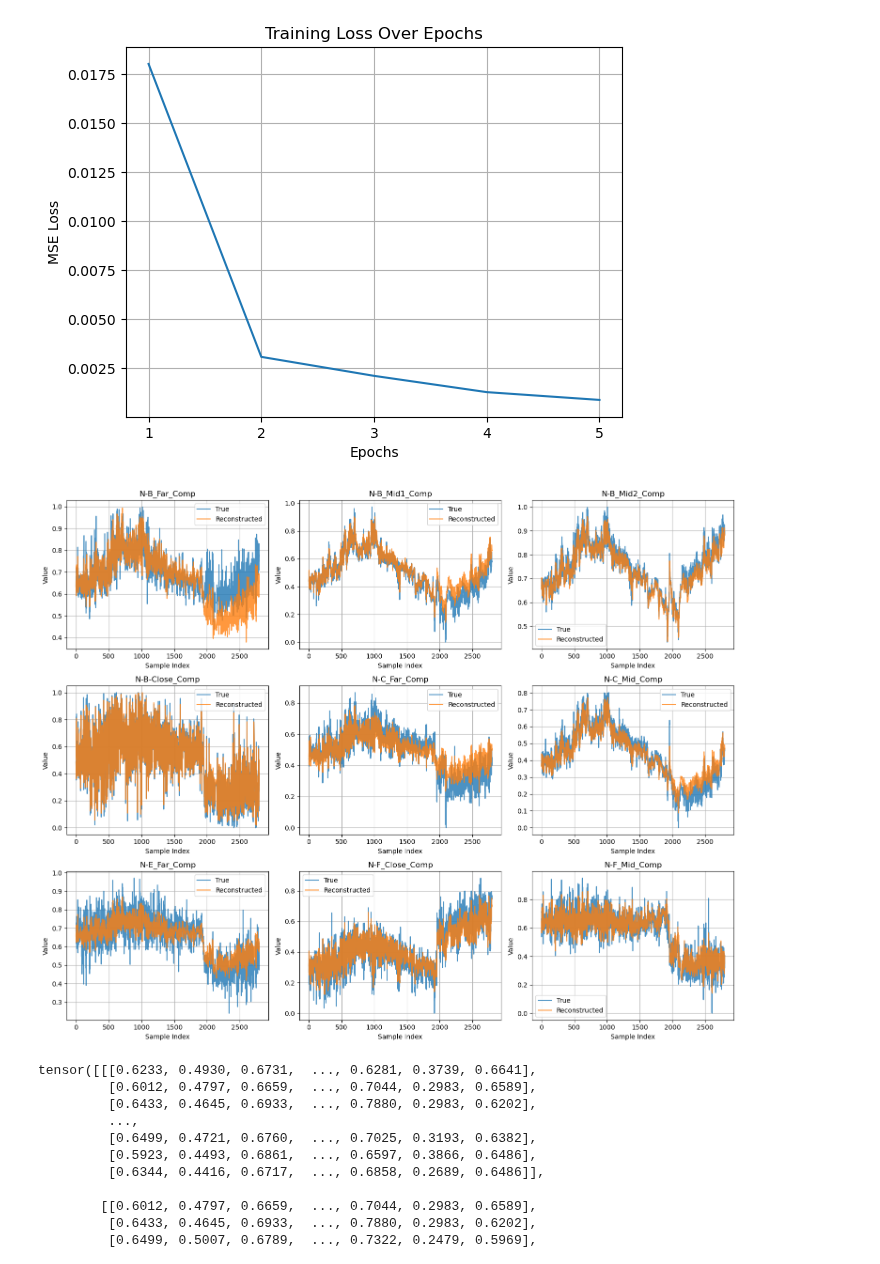
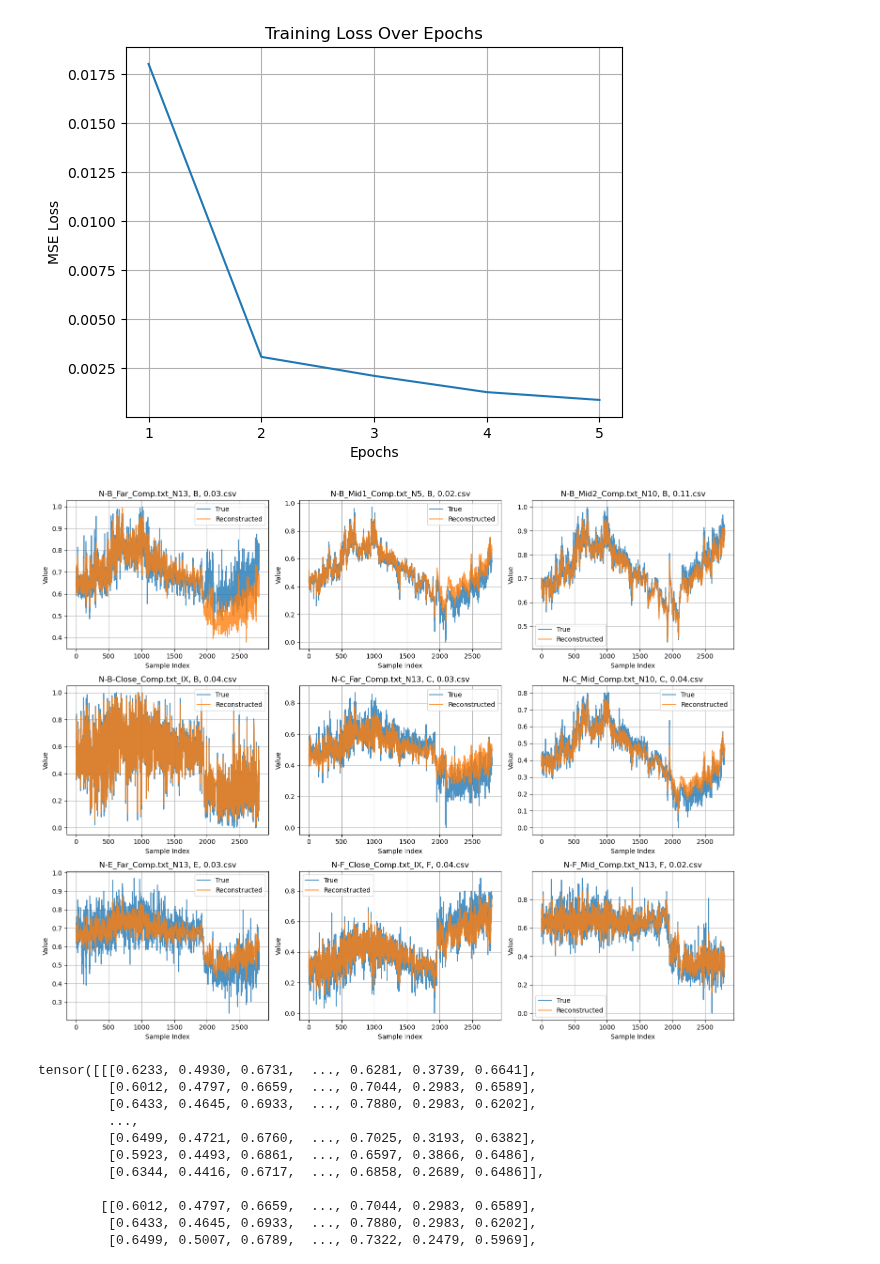
Before and after one commit to viktorkjellsson/Exjobb, a Jupyter notebook: notebooks/training.ipynb, the cells around one changed output. Drawn from its saved outputs; the diff is of its cells as text; code cells hidden in the pictures.

```diff
--- a/notebooks/training.ipynb
+++ b/notebooks/training.ipynb
@@ -52,11 +52,11 @@ utils.plot_epochs_loss(num_epochs, losses)
 # %%
 N = len(data.test_data)
 
-feature_names = ['N-B_Far_Comp', 'N-B_Mid1_Comp', 'N-B_Mid2_Comp', 'N-B-Close_Comp', 'N-C_Far_Comp', 'N-C_Mid_Comp', 'N-E_Far_Comp', 'N-F_Close_Comp', 'N-F_Mid_Comp']
+feature_names = group
 
 utils.plot_reconstruction(data.test_data, model, N, feature_names)
 # %% [output]
-[figure, old version]
+[figure, new version]
 # %%
 print(data.test_data)
 # %% [output]
```
